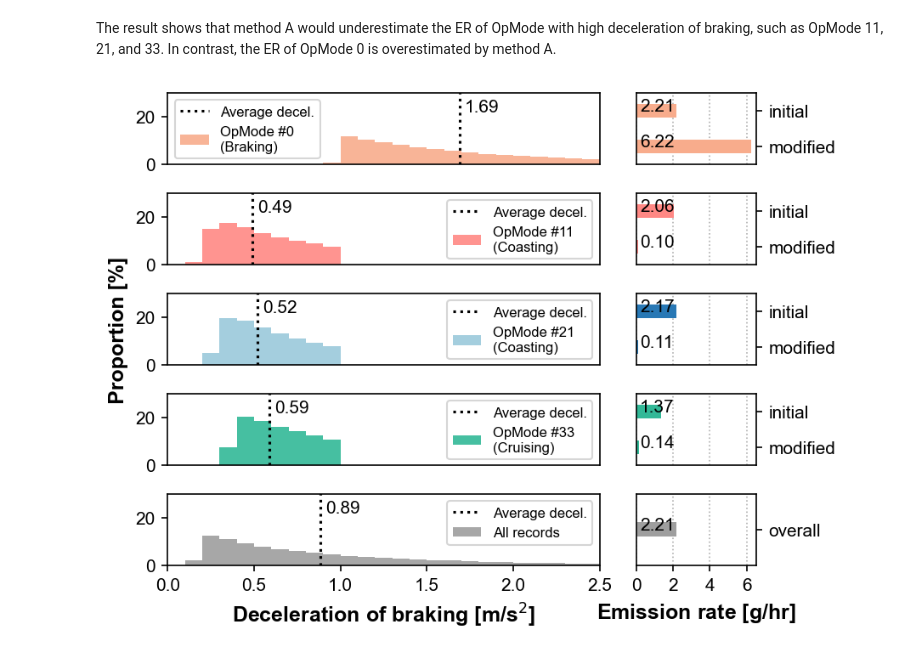
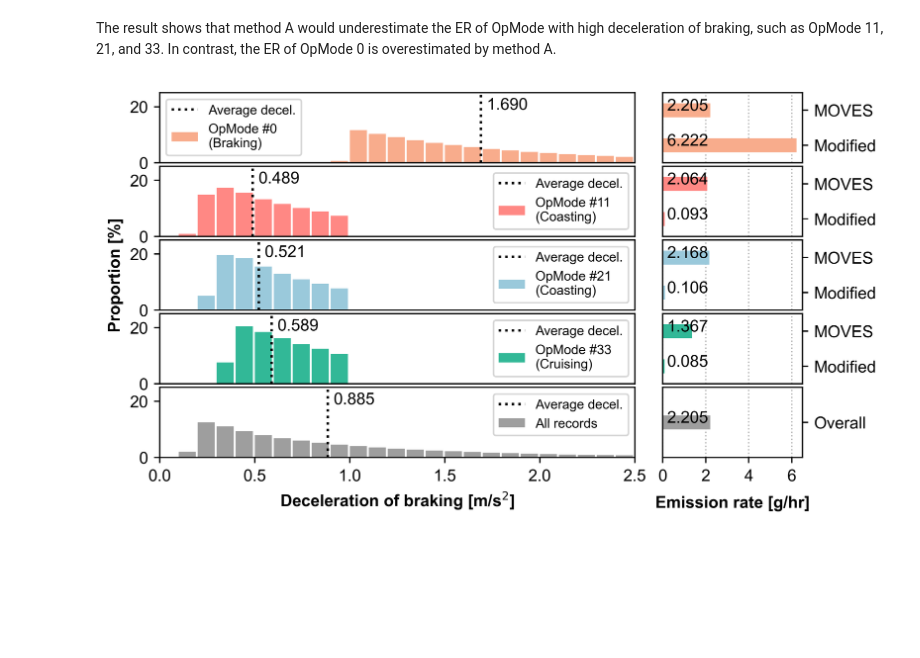
Before and after one commit to QiuziChen/brake-wear-emission-modeling, a Jupyter notebook: Doc_6_OpMode_ER_Assignment.ipynb, the cells around one changed output. Cells and saved outputs as stored; diff of their text form; code cells hidden in the pictures; blank space fills up the shorter version.

Commit message:
doc for OpMode ER assignment

```diff
--- a/Doc_6_OpMode_ER_Assignment.ipynb
+++ b/Doc_6_OpMode_ER_Assignment.ipynb
@@ -65,0 +52,11 @@ The proportional distributions are shown below.
+# %%
+agg_overall['brakeFreq'] = agg_overall['brakeEventNum'] / agg_overall['mileage']
+agg_overall['brakeTimeMean'] = agg_overall['brakeCount'] / agg_overall['brakeEventNum']
+agg_overall['brakeDecelMean'] = [sum(agg_overall['brakeDecelBinCount'].loc[0] / agg_overall['brakeCount'].loc[0] * DECEL_BIN[:-1])]
+agg_overall['speedMean'] = [sum(agg_overall['speedBinCount'].loc[0] / agg_overall['trajCount'].loc[0] * SPEED_BIN[:-1])]
+agg_overall['initSpeedMean'] = [sum(agg_overall['initSpeedBinCount'].loc[0] / agg_overall['brakeCount'].loc[0] * SPEED_BIN[:-1])]
+print("braking frequency", agg_overall['brakeFreq'].loc[0])
+print("average speed", agg_overall['speedMean'].loc[0])
+print("average initial braking speed", agg_overall['initSpeedMean'].loc[0])
+print("average braking duration", agg_overall['brakeTimeMean'].loc[0])
+print("average braking decel", agg_overall['brakeDecelMean'].loc[0])
@@ -205,10 +263,10 @@ $$
 > - $p^i(decel_j)$ is the proportion of each braking deceleration bin $j$ in OpMode $i$.
 > - $ER^m(decel_j)$ is the corresponding emission rate of deceleration bin $i$ for material $m$ calculated from the ER-decel curve.
 # %%
-agg_OpMode['PM10 ER Avg'] = agg_OpMode['brakeDecelBinFrac'].apply(lambda x: sum(ER.calER(DECEL_BIN[:-1], 'avg') * x))
-agg_OpMode['PM10 ER LM'] = agg_OpMode['brakeDecelBinFrac'].apply(lambda x: sum(ER.calER(DECEL_BIN[:-1], 'LM') * x))
-agg_OpMode['PM10 ER SM'] = agg_OpMode['brakeDecelBinFrac'].apply(lambda x: sum(ER.calER(DECEL_BIN[:-1], 'SM') * x))
-agg_OpMode['PM10 ER NAO'] = agg_OpMode['brakeDecelBinFrac'].apply(lambda x: sum(ER.calER(DECEL_BIN[:-1], 'NAO') * x))
+agg_OpMode['PM10 ER Avg'] = agg_OpMode.apply(lambda x: sum(ER.calER(DECEL_BIN[:-1], 'avg') * x['brakeDecelBinFrac'] * x['brakeFrac']), axis=1)
+agg_OpMode['PM10 ER LM'] = agg_OpMode.apply(lambda x: sum(ER.calER(DECEL_BIN[:-1], 'LM') * x['brakeDecelBinFrac'] * x['brakeFrac']), axis=1)
+agg_OpMode['PM10 ER SM'] = agg_OpMode.apply(lambda x: sum(ER.calER(DECEL_BIN[:-1], 'SM') * x['brakeDecelBinFrac'] * x['brakeFrac']), axis=1)
+agg_OpMode['PM10 ER NAO'] = agg_OpMode.apply(lambda x: sum(ER.calER(DECEL_BIN[:-1], 'NAO') * x['brakeDecelBinFrac'] * x['brakeFrac']), axis=1)
 agg_OpMode.fillna(0, inplace=True)
 
 # generate the OpMode ERs
@@ -260,7 +343,7 @@ plt.show()
 # %% [markdown]
 The result shows that method A would underestimate the ER of OpMode with high deceleration of braking, such as OpMode 11, 21, and 33. In contrast, the ER of OpMode 0 is overestimated by method A.
 # %%
-fig = plt.figure(figsize=(6,4.5))
+fig = plt.figure(figsize=(7,4))
 
 ax1 = plt.subplot2grid((5,4), (0,0), colspan=3)  # 0-hist
 ax2 = plt.subplot2grid((5,4), (1,0), colspan=3)  # 11-hist
@@ -277,92 +360,93 @@ ax10 = plt.subplot2grid((5,4), (4,3))  # all-bar
 # hist
 decels = np.arange(0.1, 4.6, 0.1)
 
-ax1.bar(decels, agg_OpMode.loc[0]['brakeDecelBinFrac']*100, width=0.1, alpha=0.9, zorder=2, align='edge', color=ORANGE, label="OpMode #0\n(Braking)" if CHN==False else "OpMode #0\n[刹车]")
+ax1.bar(decels, agg_OpMode.loc[0]['brakeDecelBinFrac']*100, width=0.09, zorder=2, align='edge', color=ORANGE, label="OpMode #0\n(Braking)" if CHN==False else "OpMode #0\n[刹车]")
 avg_decel = sum(decels * agg_OpMode.loc[0]['brakeDecelBinFrac'])
 ax1.vlines(avg_decel, 0, 100, zorder=2, color='k', linestyle=":", label="Average decel." if CHN==False else "平均减速度")
-ax1.text(avg_decel+0.03, 22, "%.2f" % avg_decel, zorder=2, color='k')
+ax1.text(avg_decel+0.03, 19, "%.3f" % avg_decel, zorder=2, color='k')
 # ax1.text(0, 21.5 if CHN==False else 25, " #0\n(underestimated)" if CHN==False else "#0", fontweight='bold', fontsize=8)
 
-ax2.bar(decels, agg_OpMode.loc[11]['brakeDecelBinFrac']*100, width=0.1, alpha=0.9, zorder=2, align='edge', color=PINK, label="OpMode #11\n(Coasting)" if CHN==False else "OpMode #11\n[滑行]")
+ax2.bar(decels, agg_OpMode.loc[11]['brakeDecelBinFrac']*100, width=0.09, zorder=2, align='edge', color=PINK, label="OpMode #11\n(Coasting)" if CHN==False else "OpMode #11\n[滑行]")
 avg_decel = sum(decels * agg_OpMode.loc[11]['brakeDecelBinFrac'])
 ax2.vlines(avg_decel, 0, 100, zorder=2, color='k', linestyle=":", label="Average decel." if CHN==False else "平均减速度")
-ax2.text(avg_decel+0.03, 22, "%.2f" % avg_decel, zorder=2, color='k')
+ax2.text(avg_decel+0.03, 19, "%.3f" % avg_decel, zorder=2, color='k')
 # ax2.text(0, 21.5 if CHN==False else 25, " #11\n(overestimated)" if CHN==False else "#11", fontweight='bold', fontsize=8)
 
-ax3.bar(decels, agg_OpMode.loc[21]['brakeDecelBinFrac']*100, width=0.1, alpha=0.9, zorder=2, align='edge', color=LIGHTBLUE, label="OpMode #21\n(Coasting)" if CHN==False else "OpMode #21\n[滑行]")
+ax3.bar(decels, agg_OpMode.loc[21]['brakeDecelBinFrac']*100, width=0.09, zorder=2, align='edge', color=LIGHTBLUE, label="OpMode #21\n(Coasting)" if CHN==False else "OpMode #21\n[滑行]")
 avg_decel = sum(decels * agg_OpMode.loc[21]['brakeDecelBinFrac'])
 ax3.vlines(avg_decel, 0, 100, zorder=2, color='k', linestyle=":", label="Average decel." if CHN==False else "平均减速度")
-ax3.text(avg_decel+0.03, 22, "%.2f" % avg_decel, zorder=2, color='k')
+ax3.text(avg_decel+0.03, 19, "%.3f" % avg_decel, zorder=2, color='k')
 # ax3.text(0, 21.5 if CHN==False else 25, " #21\n(overestimated)" if CHN==False else "#21", fontweight='bold', fontsize=8)
 
-ax4.bar(decels, agg_OpMode.loc[33]['brakeDecelBinFrac']*100, width=0.1, alpha=0.9, zorder=2, align='edge', color=DEEPGREEN, label="OpMode #33\n(Cruising)" if CHN==False else "OpMode #33\n[巡航]")
+ax4.bar(decels, agg_OpMode.loc[33]['brakeDecelBinFrac']*100, width=0.09, zorder=2, align='edge', color=DEEPGREEN, label="OpMode #33\n(Cruising)" if CHN==False else "OpMode #33\n[巡航]")
 avg_decel = sum(decels * agg_OpMode.loc[33]['brakeDecelBinFrac'])
 ax4.vlines(avg_decel, 0, 100, zorder=2, color='k', linestyle=":", label="Average decel." if CHN==False else "平均减速度")
-ax4.text(avg_decel+0.03, 22, "%.2f" % avg_decel, zorder=2, color='k')
+ax4.text(avg_decel+0.03, 19, "%.3f" % avg_decel, zorder=2, color='k')
 # ax4.text(0, 21.5 if CHN==False else 25, " #33\n(overestimated)" if CHN==False else "#33", fontweight='bold', fontsize=8)
 
-ax5.bar(decels, agg_overall['brakeDecelBinFrac'].iloc[0]*100, width=0.1, alpha=0.9, zorder=2, align='edge', color=GREY, label="All records" if CHN==False else "总体分布")
+ax5.bar(decels, agg_overall['brakeDecelBinFrac'].iloc[0]*100, width=0.09, zorder=2, align='edge', color=GREY, label="All records" if CHN==False else "总体分布")
 avg_decel = sum(decels * agg_overall['brakeDecelBinFrac'].iloc[0])
 ax5.vlines(avg_decel, 0, 100, zorder=2, color='k', linestyle=":", label="Average decel." if CHN==False else "平均减速度")
-ax5.text(avg_decel+0.03, 22, "%.2f" % avg_decel, zorder=2, color='k')
+ax5.text(avg_decel+0.03, 19, "%.3f" % avg_decel, zorder=2, color='k')
 # ax5.text(0, 25, " All" if CHN==False else "总体", fontweight='bold', fontsize=8)
 
 for ax in [ax1, ax2, ax3, ax4]:
     ax.set_xlim(0, 2.5)
-    ax.set_ylim(0, 30)
+    ax.set_ylim(0, 25)
     ax.set_xticklabels([])
     ax.tick_params(axis='x', colors='none')
     ax.legend(fontsize=8)
+ax1.legend(fontsize=8, loc=2)
 ax5.set_xlim(0, 2.5)
-ax5.set_ylim(0, 30)
+ax5.set_ylim(0, 25)
 ax5.legend(fontsize=8)
 # labels
-ax3.set_ylabel("Proportion [%]" if CHN==False else "占比 [%]", fontdict=LABEL_FONT)
-ax5.set_xlabel("Deceleration of braking [m/s$^2$]" if CHN==False else "减速度 [m/s$^2$]", fontdict=LABEL_FONT)
+ax3.set_ylabel("Proportion [%]" if CHN==False else "占比 [%]", fontdict=LABEL_FONT, fontsize=10)
+ax5.set_xlabel("Deceleration of braking [m/s$^2$]" if CHN==False else "减速度 [m/s$^2$]", fontdict=LABEL_FONT, fontsize=10)
 
 
 # ER comparison
 ax6.barh(np.arange(0,2), agg_OpMode.loc[0][['PM10 ER Avg', 'PM10 ER MOVES']], height=0.4, zorder=2, color=ORANGE)
-ax6.text(0.2, 0.9, "%.2f"%agg_OpMode.loc[0]['PM10 ER MOVES'], zorder=2, color='k', ha='left', va='bottom')
-ax6.text(0.2, -0.1, "%.2f"%agg_OpMode.loc[0]['PM10 ER Avg'], zorder=2, color='k', ha='left',va='bottom')
+ax6.text(0.2, 0.9, "%.3f"%agg_OpMode.loc[0]['PM10 ER MOVES'], zorder=2, color='k', ha='left', va='bottom')
+ax6.text(0.2, -0.1, "%.3f"%agg_OpMode.loc[0]['PM10 ER Avg'], zorder=2, color='k', ha='left',va='bottom')
 
 ax7.barh(np.arange(0,2), agg_OpMode.loc[11][['PM10 ER Avg', 'PM10 ER MOVES']], height=0.4, zorder=2, color=PINK)
-ax7.text(0.2, 0.9, "%.2f"%agg_OpMode.loc[11]['PM10 ER MOVES'], zorder=2, color='k', ha='left', va='bottom')
-ax7.text(0.2, -0.1, "%.2f"%agg_OpMode.loc[11]['PM10 ER Avg'], zorder=2, color='k', ha='left',va='bottom')
+ax7.text(0.2, 0.9, "%.3f"%agg_OpMode.loc[11]['PM10 ER MOVES'], zorder=2, color='k', ha='left', va='bottom')
+ax7.text(0.2, -0.1, "%.3f"%agg_OpMode.loc[11]['PM10 ER Avg'], zorder=2, color='k', ha='left',va='bottom')
 
-ax8.barh(np.arange(0,2), agg_OpMode.loc[21][['PM10 ER Avg', 'PM10 ER MOVES']], height=0.4, zorder=2, color=BLUE)
-ax8.text(0.2, 0.9, "%.2f"%agg_OpMode.loc[21]['PM10 ER MOVES'], zorder=2, color='k', ha='left', va='bottom')
-ax8.text(0.2, -0.1, "%.2f"%agg_OpMode.loc[21]['PM10 ER Avg'], zorder=2, color='k', ha='left',va='bottom')
+ax8.barh(np.arange(0,2), agg_OpMode.loc[21][['PM10 ER Avg', 'PM10 ER MOVES']], height=0.4, zorder=2, color=LIGHTBLUE)
+ax8.text(0.2, 0.9, "%.3f"%agg_OpMode.loc[21]['PM10 ER MOVES'], zorder=2, color='k', ha='left', va='bottom')
+ax8.text(0.2, -0.1, "%.3f"%agg_OpMode.loc[21]['PM10 ER Avg'], zorder=2, color='k', ha='left',va='bottom')
 
 ax9.barh(np.arange(0,2), agg_OpMode.loc[33][['PM10 ER Avg', 'PM10 ER MOVES']], height=0.4, zorder=2, color=DEEPGREEN)
-ax9.text(0.2, 0.9, "%.2f"%agg_OpMode.loc[33]['PM10 ER MOVES'], zorder=2, color='k', ha='left', va='bottom')
-ax9.text(0.2, -0.1, "%.2f"%agg_OpMode.loc[33]['PM10 ER Avg'], zorder=2, color='k', ha='left',va='bottom')
+ax9.text(0.2, 0.9, "%.3f"%agg_OpMode.loc[33]['PM10 ER MOVES'], zorder=2, color='k', ha='left', va='bottom')
+ax9.text(0.2, -0.1, "%.3f"%agg_OpMode.loc[33]['PM10 ER Avg'], zorder=2, color='k', ha='left',va='bottom')
 
 ax10.barh(np.arange(0,1), ER_avg, height=0.2, zorder=2, color=GREY)
-ax10.text(0.2, -0.05, "%.2f"%ER_avg, zorder=2, color='k', ha='left', va='bottom')
+ax10.text(0.2, -0.05, "%.3f"%ER_avg, zorder=2, color='k', ha='left', va='bottom')
 
 # set format
 for ax in [ax6, ax7, ax8, ax9]:
     ax.set_xticks([0,2,4,6])
     ax.set_xticklabels([])
     ax.set_yticks([0,1])
-    ax.set_yticklabels(['modified', 'initial'])
+    ax.set_yticklabels(['Modified', 'MOVES'])
     ax.set_ylim(-0.5,1.5)
     ax.grid(axis="x", linestyle=":", zorder=0)
     ax.yaxis.tick_right()
     # ax.spines['bottom'].set_color('none')
     ax.tick_params(axis='x', colors='none')
 ax10.set_xticks([0,2,4,6])
 ax10.set_yticks([0])
-ax10.set_yticklabels(['overall'])
+ax10.set_yticklabels(['Overall'])
 ax10.set_ylim(-0.5,0.5)
 ax10.grid(axis="x", linestyle=":", zorder=0)
 ax10.yaxis.tick_right()
-ax10.set_xlabel("Emission rate [g/hr]$^{}$", fontdict=LABEL_FONT)
+ax10.set_xlabel("Emission rate [g/hr]", fontdict=LABEL_FONT, fontsize=10, labelpad=7)
 
 for ax in [ax6, ax7, ax8, ax9, ax10]:
     ax.set_xlim(0, 6.5)
-plt.tight_layout()
+plt.subplots_adjust(hspace=0.05)
 plt.show()
 # %% [output]
-[figure, old version]
+[figure, new version]
```
Also changed, not shown: parts of 32 cells of this notebook.
